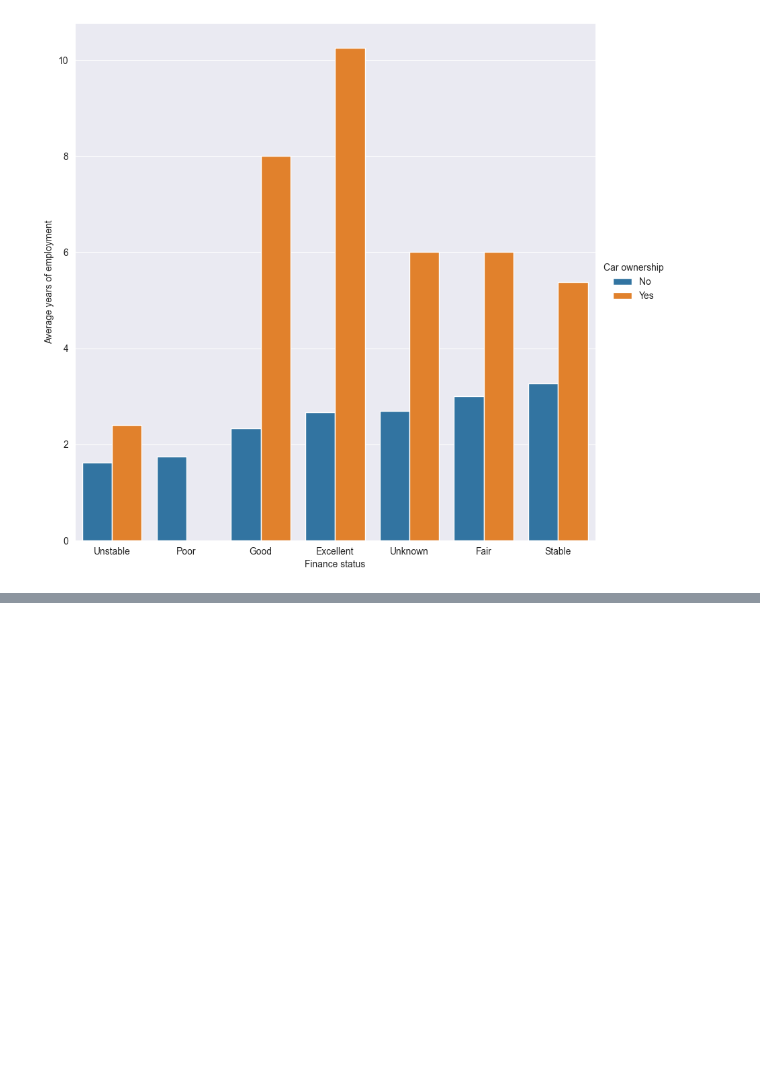
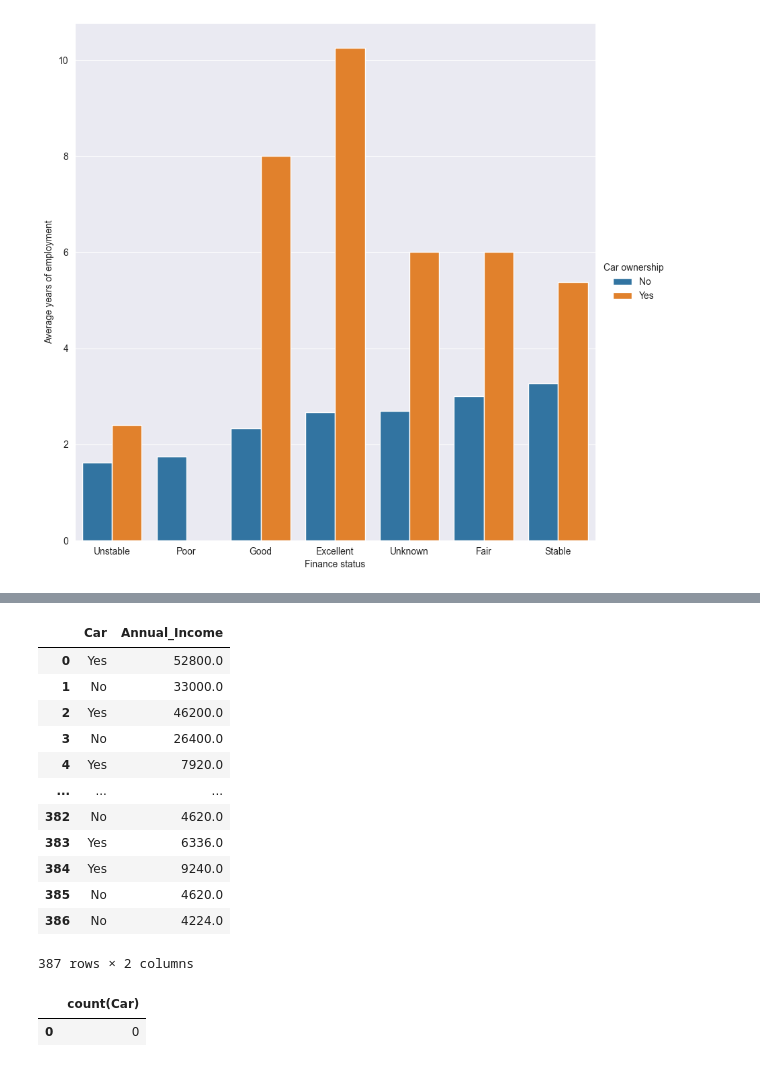
Before and after one commit to File500/Data_science_and_analysis, a Jupyter notebook: analysis/visual_analysis/car_ownership_and_sales_EDA.ipynb, the cells around one changed output, grey strips where cells are left out. Cells and saved outputs as stored; diff of their text form; code cells hidden in the pictures; blank space fills up the shorter version.

```diff
--- a/analysis/visual_analysis/car_ownership_and_sales_EDA.ipynb
+++ b/analysis/visual_analysis/car_ownership_and_sales_EDA.ipynb
@@ -151,0 +152,22 @@ sb.move_legend(ax, bbox_to_anchor=(1, 0.5), loc='center left', frameon=False)
+# %%
+filtered = sql_to_df('''select Car, Annual_Income from ownership where Annual_Income < 66000''')
+filtered
+# %% [output]
+|  | Car | Annual_Income |
+| 0 | Yes | 52800.0 |
+| 1 | No | 33000.0 |
+| 2 | Yes | 46200.0 |
+| 3 | No | 26400.0 |
+| 4 | Yes | 7920.0 |
+| ... | ... | ... |
+| 382 | No | 4620.0 |
+| 383 | Yes | 6336.0 |
+| 384 | Yes | 9240.0 |
+| 385 | No | 4620.0 |
+| 386 | No | 4224.0 |
+387 rows × 2 columns
+# %%
+display(sql_to_df('''select count(Car) from ownership where Annual_Income > 66000 and Car == "No"'''))
+# %% [output]
+|  | count(Car) |
+| 0 | 0 |
```
Also changed, not shown: parts of 5 cells of this notebook.
